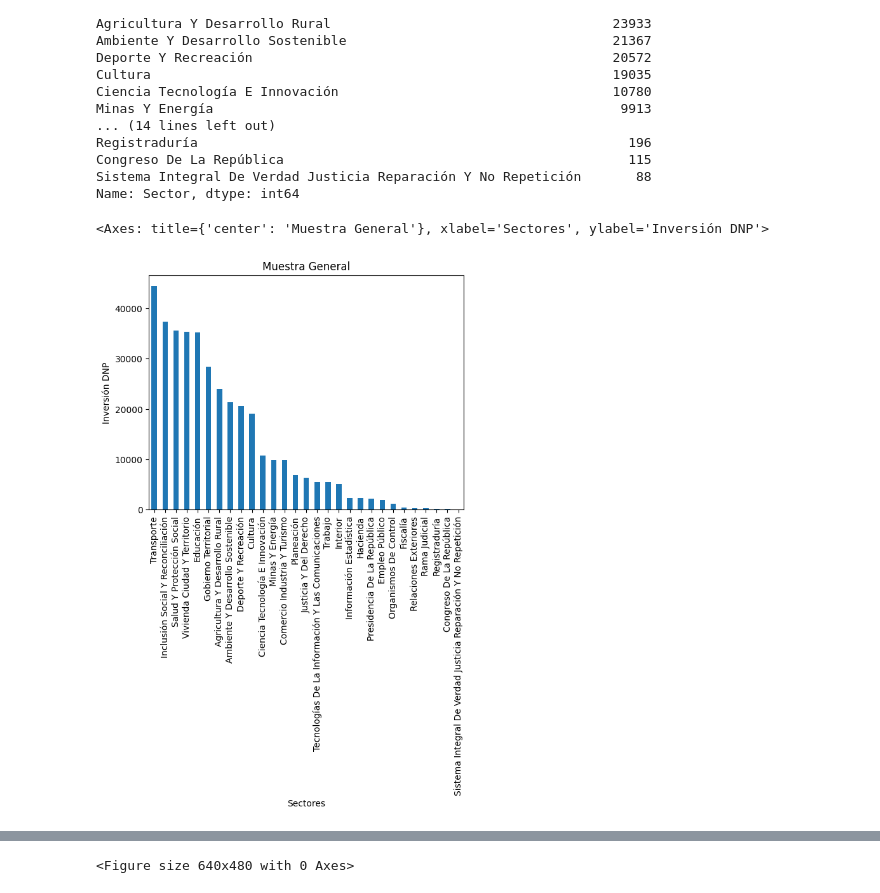
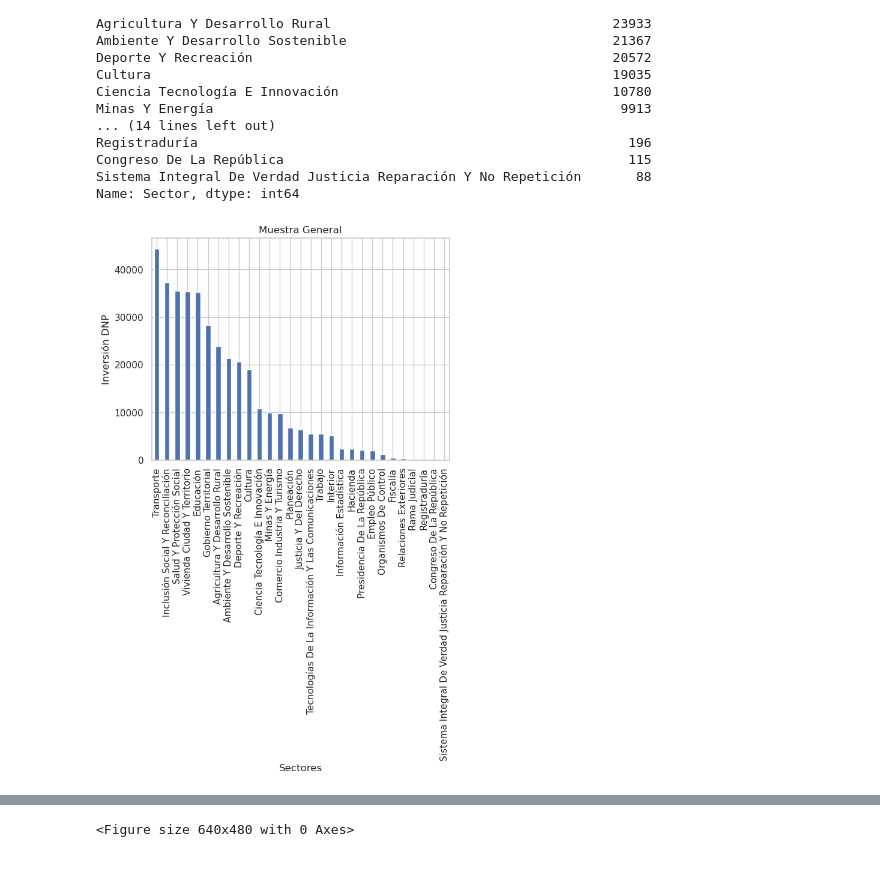
Before and after one commit to MayelinAguilar/Task1_DatasetProject, a Jupyter notebook: Actividad_Visualizacion.ipynb, the cells around one changed output, grey strips where cells are left out. Drawn from its saved outputs; the diff is of its cells as text; code cells hidden in the pictures.

```diff
--- a/Actividad_Visualizacion.ipynb
+++ b/Actividad_Visualizacion.ipynb
@@ -87,7 +87,7 @@ Name: Sector, dtype: int64
 # %%
 #Evaluaciòn poblaciòn sector, selecciona las veces que aparece cada sector único y se ordena de mayor a menor frecuencia
 
-df_DNP['Sector'].value_counts().iloc[:29].plot(kind='bar', xlabel='Sectores', ylabel='Inversión DNP',title='Muestra General')
+df_DNP['Sector'].value_counts().plot(kind='bar', xlabel='Sectores', ylabel='Inversión DNP', title='Muestra General')
+plt.savefig("Muestra General.png", format="png")
 # %% [output]
-<Axes: title={'center': 'Muestra General'}, xlabel='Sectores', ylabel='Inversión DNP'>
-[figure, old version]
+[figure, new version]
```
Also changed, not shown: parts of 11 cells of this notebook.
